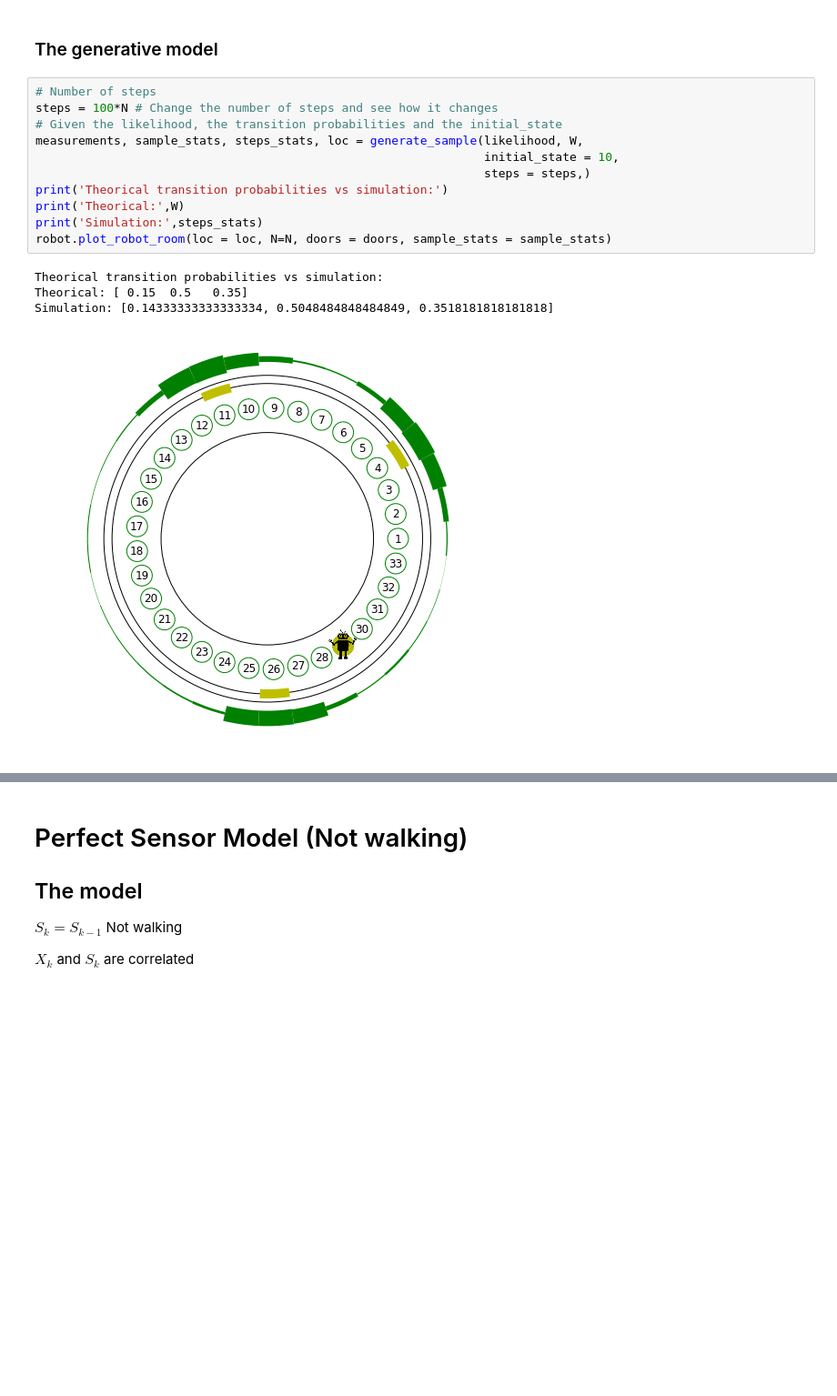
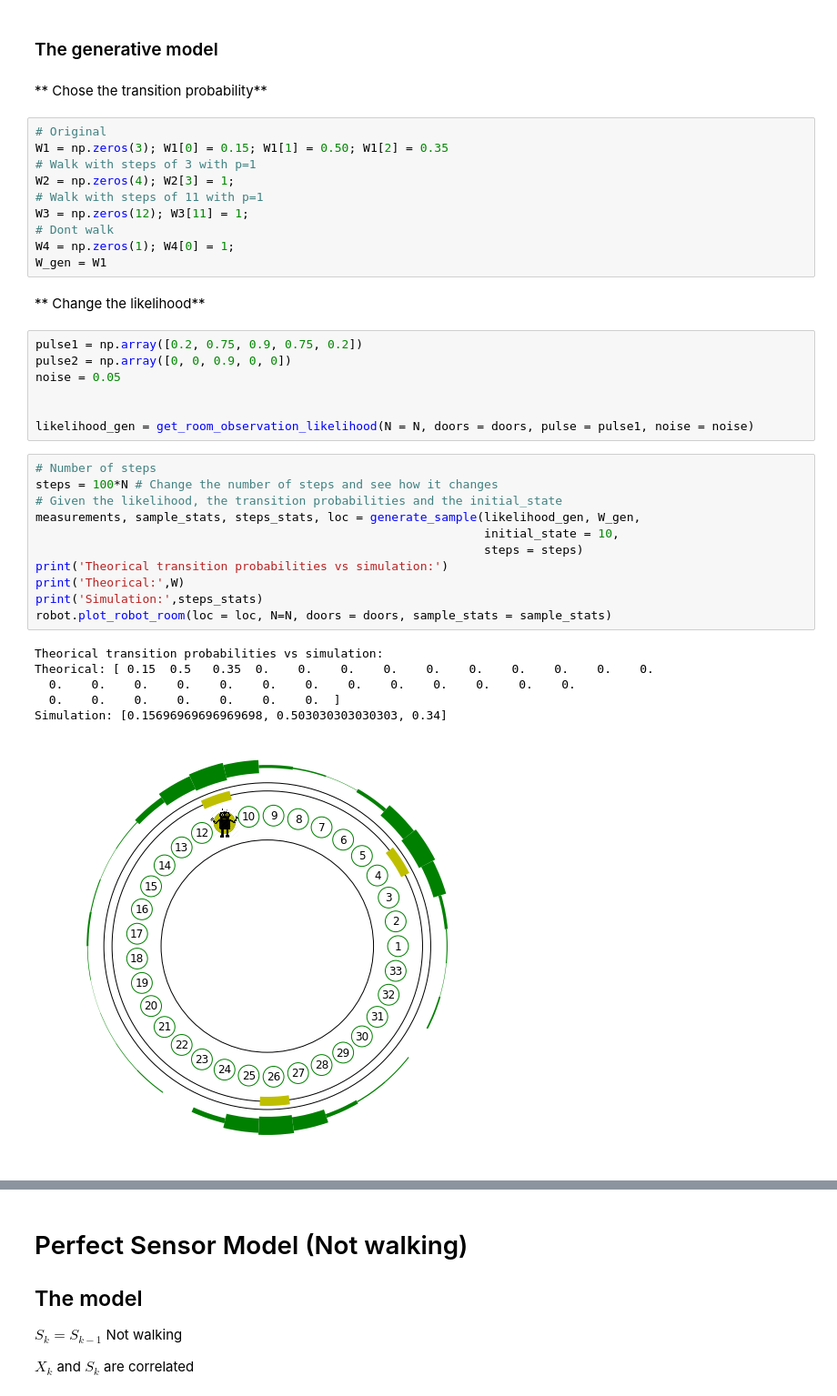
Before and after one commit to jganzabal/Kalman-as-Recursive-Bayesian-Estimation, a Jupyter notebook: 1_Histogram Filters.ipynb, the cells around one changed output, grey strips where cells are left out. Shown at 91% size. Cells and saved outputs as stored; diff of their text form; blank space fills up the shorter version.

Commit message:
Histogram filters All the first part is finished with plenty of examples

```diff
--- a/1_Histogram Filters.ipynb
+++ b/1_Histogram Filters.ipynb
@@ -116,19 +117,42 @@ In the above diagram you can see everything together:
 - $S_k$: the latent state variables with its transition probabilities
 # %% [markdown]
 ### The generative model
+# %% [markdown]
+** Chose the transition probability**
+# %%
+# Original
+W1 = np.zeros(3); W1[0] = 0.15; W1[1] = 0.50; W1[2] = 0.35
+# Walk with steps of 3 with p=1
+W2 = np.zeros(4); W2[3] = 1;
+# Walk with steps of 11 with p=1
+W3 = np.zeros(12); W3[11] = 1;
+# Dont walk
+W4 = np.zeros(1); W4[0] = 1;
+W_gen = W1
+# %% [markdown]
+** Change the likelihood**
+# %%
+pulse1 = np.array([0.2, 0.75, 0.9, 0.75, 0.2])
+pulse2 = np.array([0, 0, 0.9, 0, 0])
+noise = 0.05
+
+
+likelihood_gen = get_room_observation_likelihood(N = N, doors = doors, pulse = pulse1, noise = noise)
 # %%
 # Number of steps
 steps = 100*N # Change the number of steps and see how it changes
 # Given the likelihood, the transition probabilities and the initial_state
-measurements, sample_stats, steps_stats, loc = generate_sample(likelihood, W,
+measurements, sample_stats, steps_stats, loc = generate_sample(likelihood_gen, W_gen,
                                                                initial_state = 10,
-                                                               steps = steps,)
+                                                               steps = steps)
 print('Theorical transition probabilities vs simulation:')
 print('Theorical:',W)
 print('Simulation:',steps_stats)
 robot.plot_robot_room(loc = loc, N=N, doors = doors, sample_stats = sample_stats)
 # %% [output]
 Theorical transition probabilities vs simulation:
-Theorical: [ 0.15  0.5   0.35]
-Simulation: [0.14333333333333334, 0.5048484848484849, 0.3518181818181818]
+Theorical: [ 0.15  0.5   0.35  0.    0.    0.    0.    0.    0.    0.    0.    0.    0.
+  0.    0.    0.    0.    0.    0.    0.    0.    0.    0.    0.    0.    0.
+  0.    0.    0.    0.    0.    0.    0.  ]
+Simulation: [0.15696969696969698, 0.503030303030303, 0.34]
-[figure, old version]
+[figure, new version]
```
Also changed, not shown: parts of 90 cells of this notebook, 1 other file.
